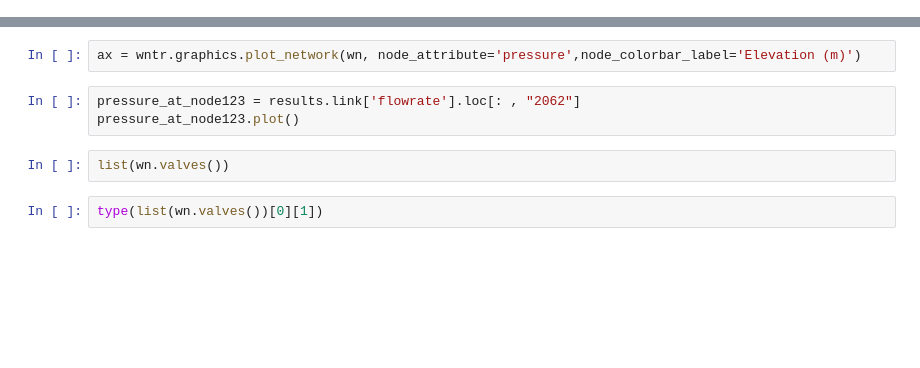
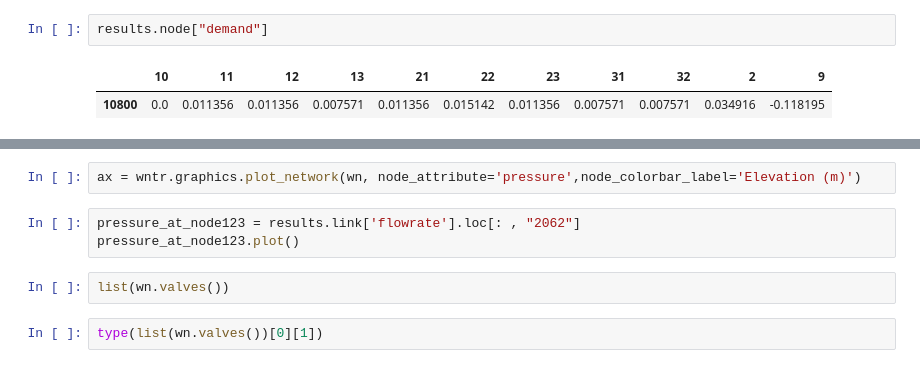
Before and after one commit to hoseinlook/WDN, a Jupyter notebook: project.ipynb, the cells around one changed output, grey strips where cells are left out. Cells and saved outputs as stored; diff of their text form; blank space fills up the shorter version.

```diff
--- a/project.ipynb
+++ b/project.ipynb
@@ -41,0 +156,5 @@ plt.show()
+# %%
+results.node["demand"]
+# %% [output]
+|  | 10 | 11 | 12 | 13 | 21 | 22 | 23 | 31 | 32 | 2 | 9 |
+| 10800 | 0.0 | 0.011356 | 0.011356 | 0.007571 | 0.011356 | 0.015142 | 0.011356 | 0.007571 | 0.007571 | 0.034916 | -0.118195 |
```
Also changed, not shown: parts of 25 cells of this notebook, 21 other files.
